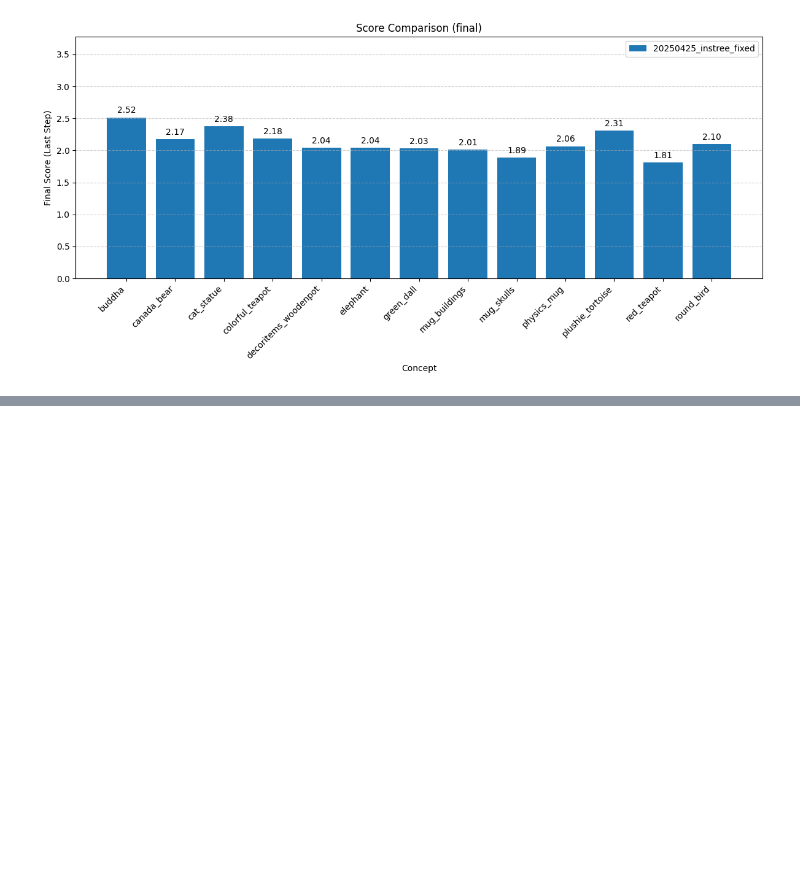
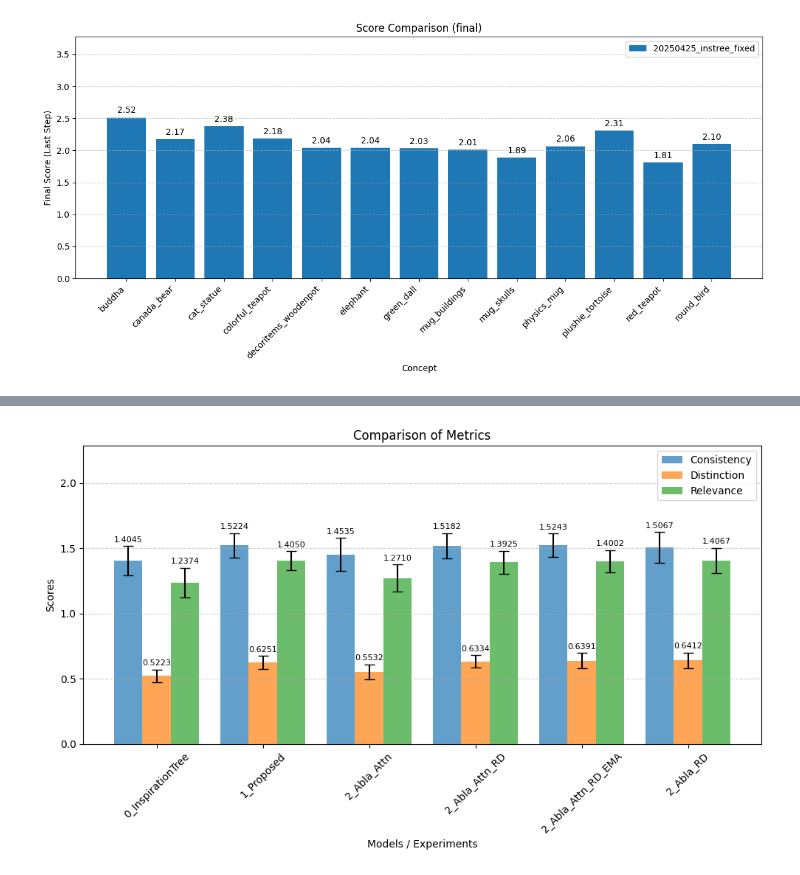
Before and after one commit to JackChen890311/inspiration_tree_analysis, a Jupyter notebook: newer_quantitative_analysis.ipynb, the cells around one changed output, grey strips where cells are left out. Cells and saved outputs as stored; diff of their text form; code cells hidden in the pictures; blank space fills up the shorter version.

```diff
--- a/newer_quantitative_analysis.ipynb
+++ b/newer_quantitative_analysis.ipynb
@@ -435,0 +498,53 @@ plot_all_scores_one_plot(sk_list)
+# %%
+def plot_all_scores_one_plot(score_keepers, metrics_to_plot=["consistency", "distinction", "relevance", "final"]):
+    # Extract model and experiment names
+    model_names = [sk.model_name for sk in score_keepers]
+    exp_names = [sk.exp_name for sk in score_keepers]
+
+    # Extract means and stds for selected metrics
+    means = {
+        metric: [getattr(sk, f"metric")["{}_score".format(metric)][0] for sk in score_keepers]
+        for metric in metrics_to_plot
+    }
+    stds = {
+        metric: [getattr(sk, f"metric")["{}_score".format(metric)][1] for sk in score_keepers]
+        for metric in metrics_to_plot
+    }
+
+    x = np.arange(len(score_keepers))  # base x locations for the bars
+    n_metrics = len(metrics_to_plot)
+    width = 0.8 / n_metrics  # bar width dynamically based on number of metrics
+
+    fig, ax = plt.subplots(figsize=(10, 6))
+
+    # Shift bar positions dynamically
+    offsets = np.linspace(-width * (n_metrics - 1) / 2, width * (n_metrics - 1) / 2, n_metrics)
+
+    for i, metric in enumerate(metrics_to_plot):
+        bar_positions = x + offsets[i]
+        ax.bar(bar_positions, means[metric], width, yerr=stds[metric], capsize=5,
+               label=metric.capitalize(), alpha=0.7)
+
+        # Add numerical value labels above each bar
+        for j in range(len(score_keepers)):
+            ax.text(bar_positions[j], means[metric][j] + stds[metric][j] + 0.02,
+                    f'{means[metric][j]:.4f}', ha='center', va='bottom', fontsize=8)
+
+    # Labels and Titles
+    ax.set_xlabel('Models / Experiments')
+    ax.set_ylabel('Scores')
+    ax.set_title('Comparison of Metrics')
+    ax.set_xticks(x)
+    ax.set_xticklabels(exp_names, rotation=45)
+
+    max_score = max([max(means[metric]) for metric in metrics_to_plot])
+    ax.set_ylim(0, max_score * 1.5)
+
+    ax.legend()
+    ax.grid(axis='y', linestyle='--', alpha=0.6)
+    plt.tight_layout()
+    plt.show()
+
+plot_all_scores_one_plot(sk_list, metrics_to_plot=["consistency", "distinction", "relevance"])
+# %% [output]
+[figure, added]
```
Also changed, not shown: parts of 11 cells of this notebook, 10 other files.
